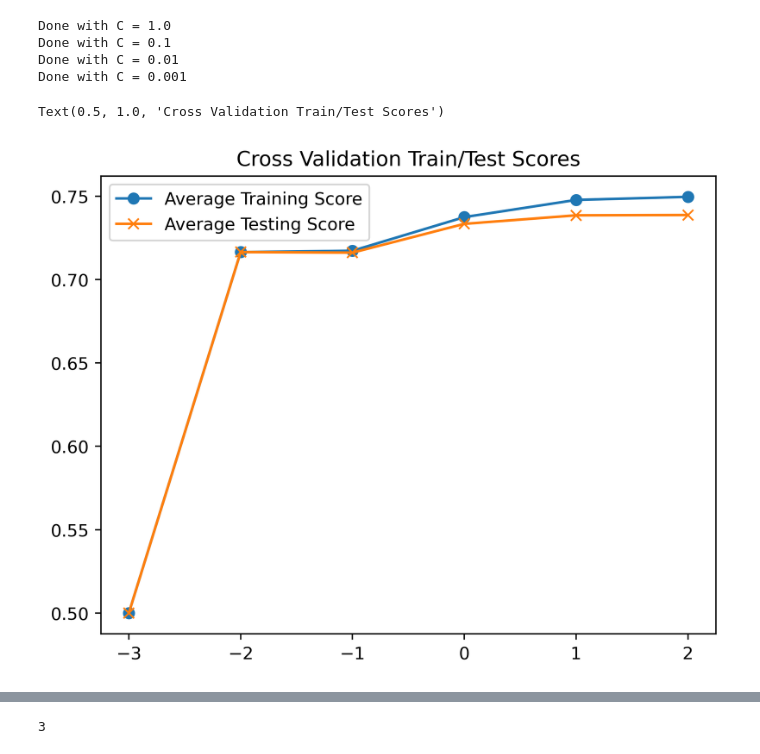
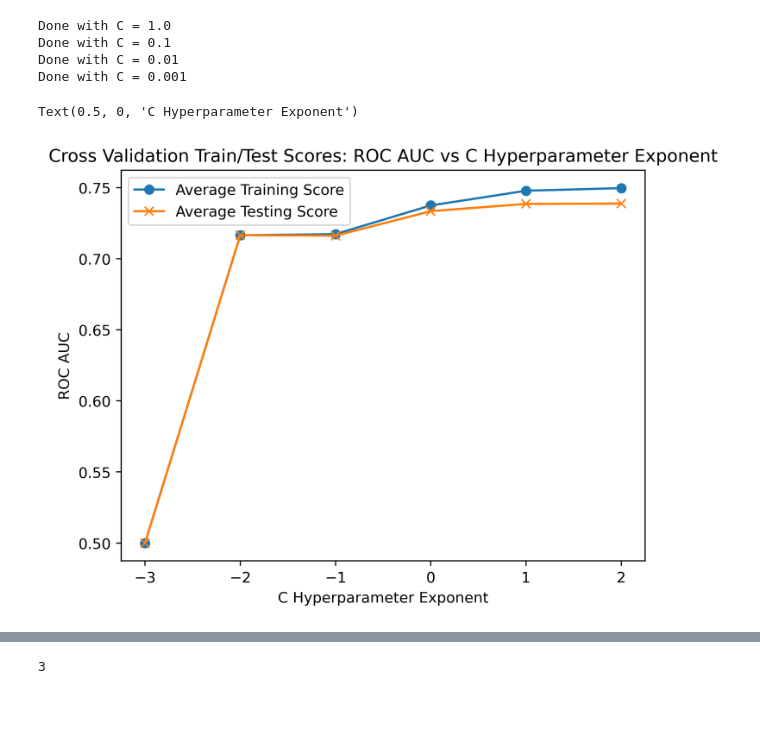
Before and after one commit to kcao22/credit_card_defaults, a Jupyter notebook: JupyterNotebooks/model_exploration_selection.ipynb, the cells around one changed output, grey strips where cells are left out. Drawn from its saved outputs; the diff is of its cells as text; code cells hidden in the pictures; blank space fills up the shorter version.

```diff
--- a/JupyterNotebooks/model_exploration_selection.ipynb
+++ b/JupyterNotebooks/model_exploration_selection.ipynb
@@ -438,11 +483,13 @@ Done with C = 0.001
 # %%
 plt.plot(C_val_exponents, np.mean(cv_train_roc_auc, axis=0), '-o', label='Average Training Score')
 plt.plot(C_val_exponents, np.mean(cv_test_roc_auc, axis=0), '-x', label='Average Testing Score')
 plt.legend()
-plt.title('Cross Validation Train/Test Scores')
+plt.title('Cross Validation Train/Test Scores: ROC AUC vs C Hyperparameter Exponent')
+plt.ylabel('ROC AUC')
+plt.xlabel('C Hyperparameter Exponent')
 # %% [output]
-Text(0.5, 1.0, 'Cross Validation Train/Test Scores')
+Text(0.5, 0, 'C Hyperparameter Exponent')
-[figure, old version]
+[figure, new version]
 # %%
 np.mean(cv_test_roc_auc, axis=0)
 # From plot above,
```
Also changed, not shown: parts of 13 cells of this notebook, 19 other files.
